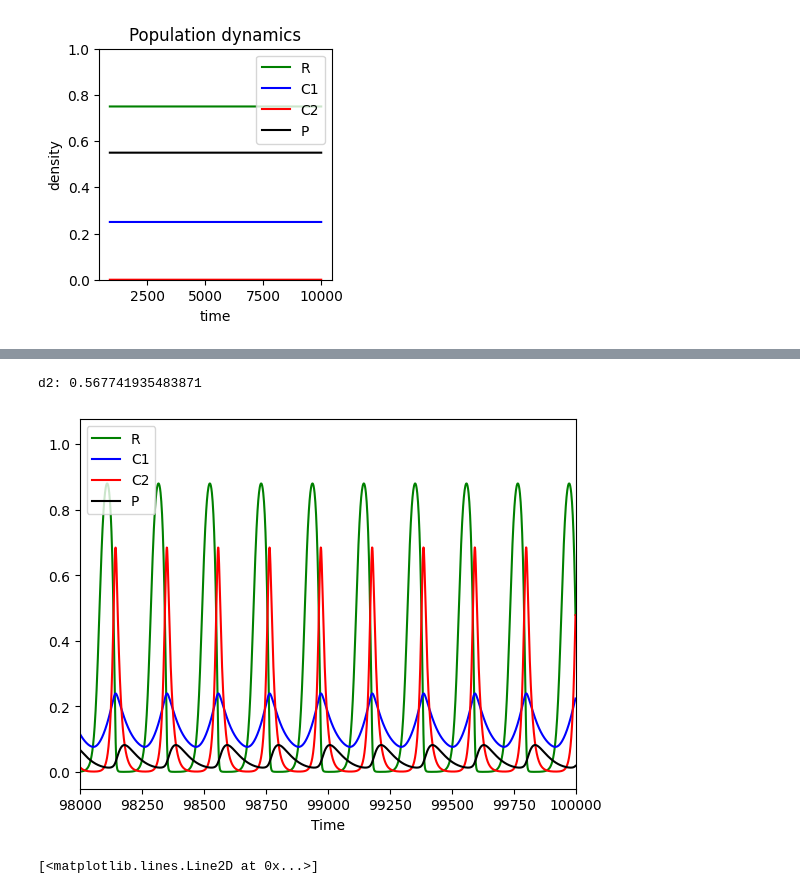
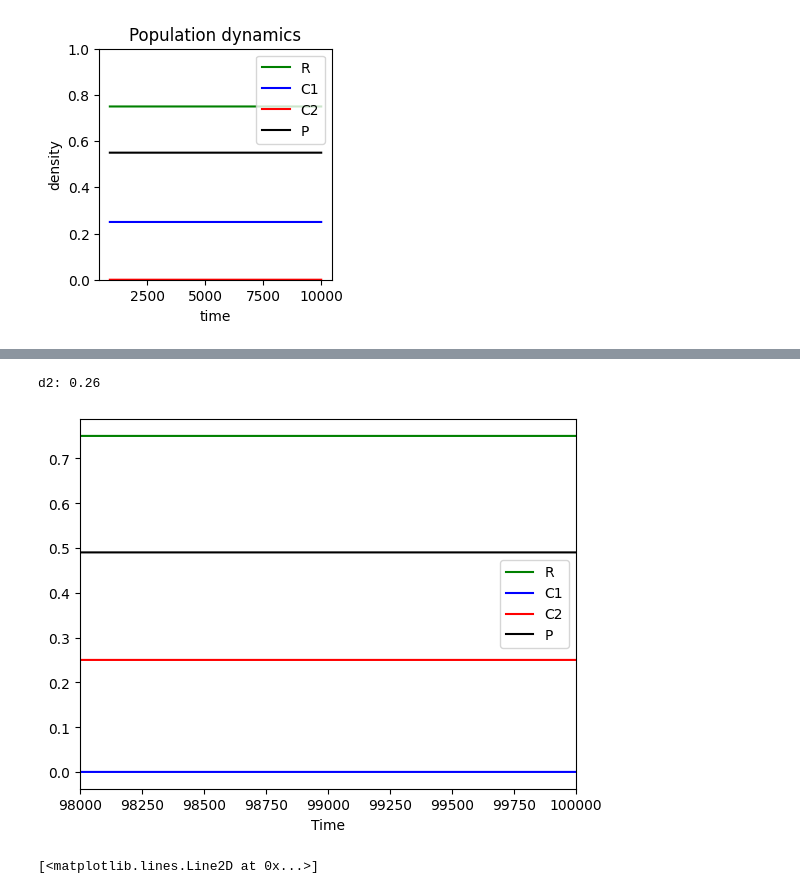
Before and after one commit to lizsukiss/relnonlin_predation, a Jupyter notebook: notebooks/explore_dynamics.ipynb, the cells around one changed output, grey strips where cells are left out. Drawn from its saved outputs; the diff is of its cells as text; code cells hidden in the pictures.

```diff
--- a/notebooks/explore_dynamics.ipynb
+++ b/notebooks/explore_dynamics.ipynb
@@ -111,13 +111,14 @@ plt.show()
 # %%
+from ode import full_system
+from utils import simulate_and_save
 # Example time series
 a1 = 1
-a2 = 8
-h2 = 0.5
-d1 = 0.05
+a2 = 4
+h2 = 1
+d1 = 0.1
 aP = 1
 dP = 0.25
-d2 = np.linspace(0, a2/(1+h2*a2), resolution+2)[1:-1] # avoid 0 and the value where the predator goes extinct
-d2 = d2[10]
+d2 = .26
 # convert functional response to saturating
 gamma = a1/a2 + h2*d1
 sat_a = gamma*a2
@@ -127,35 +128,35 @@ sat_d = d1
 # Simulate population dynamics
 initial_density = [0.01,0.01,0.01,0.01] # initial density
 
 tend  = 100000
 tstep = 0.1
 time_array = np.arange(0, tend, tstep) # time for simulation
 simulation_params = {'a1':sat_a, 'a2':a2, 'aP':aP, 'h1':sat_h, 'h2':h2,
                       'hP':0, 'd1':sat_d, 'd2':d2, 'dP':dP}
 
 filename = f'../results/timeseries/timeseries_RC1C2P_satsatpred_{simulation_params["a1"]}_{simulation_params["a2"]}_{simulation_params["aP"]}_{simulation_params["h1"]}_{simulation_params["h2"]}_{simulation_params["d1"]}_{simulation_params["d2"]}_{simulation_params["dP"]}.npz'
 
 full_system_partial = lambda density, time: full_system(density, time, simulation_params)
 density_timeseries = simulate_and_save(
     filename=filename,
     ode_func=full_system_partial,
     x0=initial_density,
     t=time_array,
     params=simulation_params
 )
 
 plt.plot(np.arange(0, tend, 1), density_timeseries[:, 0], 'g', label='R')
 plt.plot(np.arange(0, tend, 1), density_timeseries[:, 1], 'b', label='C1')
 plt.plot(np.arange(0, tend, 1), density_timeseries[:, 2], 'r', label='C2')
 plt.plot(np.arange(0, tend, 1), density_timeseries[:, 3], 'k', label='P')
 plt.xlim(98000, 100000)
 plt.legend()
 plt.xlabel('Time')
 
 print('d2:', d2)
 # %% [output]
-d2: 0.567741935483871
+d2: 0.26
-[figure, old version]
+[figure, new version]
 # %%
 # Growth rates (without additional predation pressure)
 
```
Also changed, not shown: parts of 7 cells of this notebook, 6 other files.
